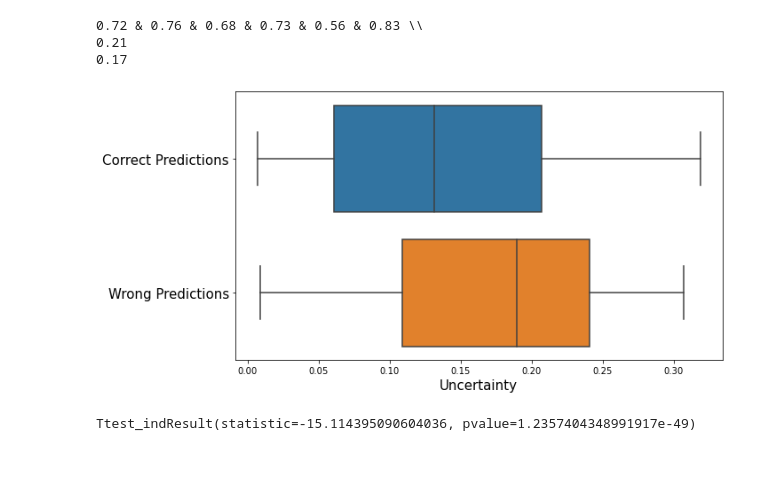
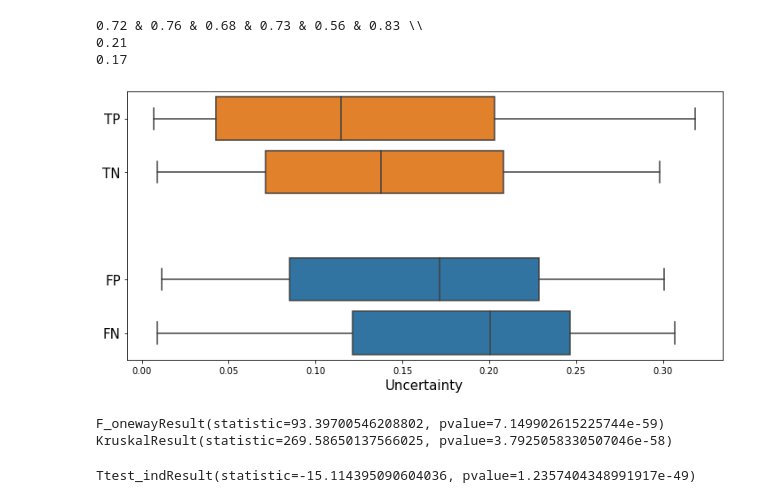
Before and after one commit to tighu20/adni_phenotypes, a Jupyter notebook: results/NACC_Results_ADvsALL.ipynb, the cells around one changed output. Drawn from its saved outputs; the diff is of its cells as text; code cells hidden in the pictures; blank space fills up the shorter version.

```diff
--- a/results/NACC_Results_ADvsALL.ipynb
+++ b/results/NACC_Results_ADvsALL.ipynb
@@ -141,26 +141,46 @@ print_latex_performance(joined_df)
 # %%
 joined_df.loc[joined_df['mean'] < 0.5, 'mean'] = 0
 joined_df.loc[joined_df['mean'] >= 0.5, 'mean'] = 1
-# %%
-joined_df.loc[joined_df['mean'] == joined_df['diagnosis'], 'group'] = 'Correct Predictions'
-joined_df.loc[joined_df['mean'] != joined_df['diagnosis'], 'group'] = 'Wrong Predictions'
-joined_for_sns = pd.concat([joined_df.loc[joined_df['mean'] == joined_df['diagnosis'], ['group', 'std']], joined_df.loc[joined_df['mean'] != joined_df['diagnosis'], ['group', 'std']]])
+# %%
+joined_df.loc[(joined_df['mean'] == joined_df['diagnosis']) & (joined_df['mean'] == 1), 'group'] = 'TP'
+joined_df.loc[(joined_df['mean'] == joined_df['diagnosis']) & (joined_df['mean'] == 0), 'group'] = 'TN'
+
+joined_df.loc[(joined_df['mean'] != joined_df['diagnosis']) & (joined_df['mean'] == 1), 'group'] = 'FN'
+joined_df.loc[(joined_df['mean'] != joined_df['diagnosis']) & (joined_df['mean'] == 0), 'group'] = 'FP'
+
+joined_df.loc[joined_df['mean'] == joined_df['diagnosis'], 'group2'] = 'Correct Predictions'
+joined_df.loc[joined_df['mean'] != joined_df['diagnosis'], 'group2'] = 'Incorrect Predictions'
 # %%
 import seaborn as sns
 # %%
 plt.subplots(figsize=(10, 5))
 
-g1 = sns.boxplot(data=joined_for_sns, y='group', x='std')
+g1 = sns.boxplot(data=joined_df, y='group', x='std', order=['TP', 'TN', '', 'FP', 'FN'], palette = {'TP': 'tab:orange', 'TN': 'tab:orange', 'FP': 'tab:blue', 'FN': 'tab:blue', '':'b'})
 g1.set(ylabel=None)
 #g1.set(xlabel='Uncertainty')
 
 g1.tick_params(axis='y', labelsize=15)
 g1.set_xlabel('Uncertainty',fontsize=15)
 
+g1.set_yticks([0, 1, 3, 4])
+
 plt.tight_layout()
 plt.savefig('figs/nacc_uncertainty.png')
 # %% [output]
-[figure, old version]
+[figure, new version]
 # %%
 from scipy import stats
+# %%
+print(stats.f_oneway(joined_df.loc[(joined_df['mean'] == joined_df['diagnosis']) & (joined_df['mean'] == 1), 'std'].values,
+               joined_df.loc[(joined_df['mean'] == joined_df['diagnosis']) & (joined_df['mean'] == 0), 'std'].values,
+               joined_df.loc[(joined_df['mean'] != joined_df['diagnosis']) & (joined_df['mean'] == 1), 'std'].values,
+               joined_df.loc[(joined_df['mean'] != joined_df['diagnosis']) & (joined_df['mean'] == 0), 'std'].values))
+
+print(stats.kruskal(joined_df.loc[(joined_df['mean'] == joined_df['diagnosis']) & (joined_df['mean'] == 1), 'std'].values,
+               joined_df.loc[(joined_df['mean'] == joined_df['diagnosis']) & (joined_df['mean'] == 0), 'std'].values,
+               joined_df.loc[(joined_df['mean'] != joined_df['diagnosis']) & (joined_df['mean'] == 1), 'std'].values,
+               joined_df.loc[(joined_df['mean'] != joined_df['diagnosis']) & (joined_df['mean'] == 0), 'std'].values))
+# %% [output]
+F_onewayResult(statistic=93.39700546208802, pvalue=7.149902615225744e-59)
+KruskalResult(statistic=269.58650137566025, pvalue=3.7925058330507046e-58)
 # %%
```
Also changed, not shown: parts of 1 cell of this notebook, 1 other file.
